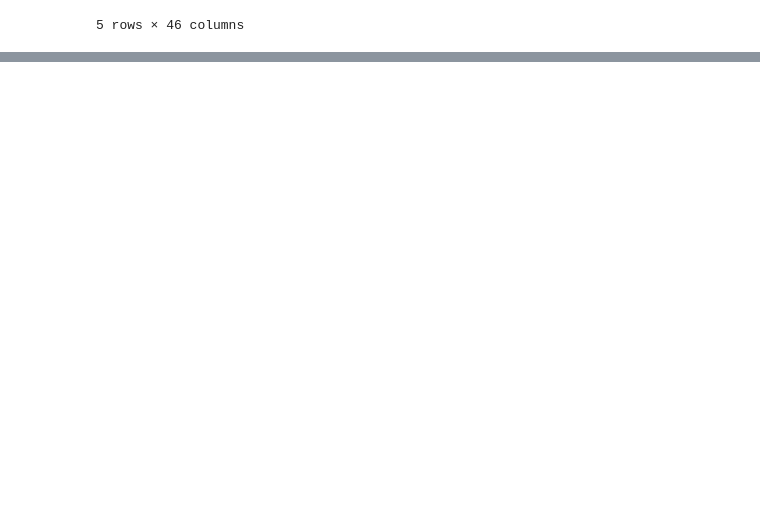
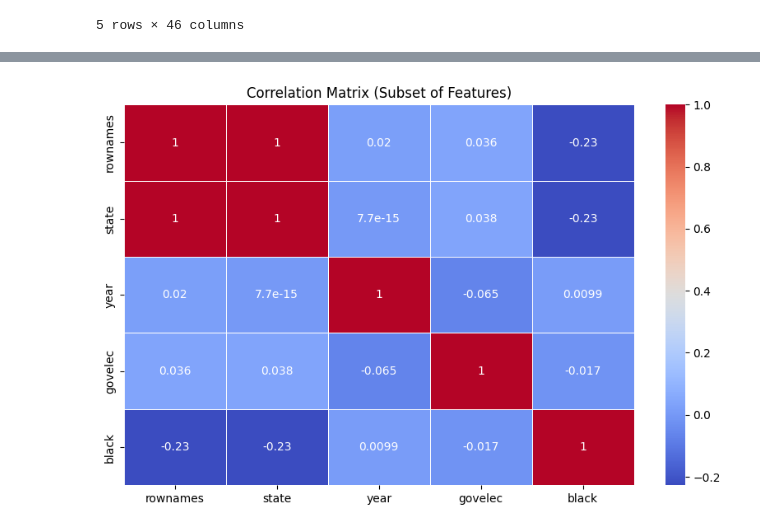
Before and after one commit to Ashish-Aaran/EDA, a Jupyter notebook: 21BDS0335.ipynb, the cells around one changed output, grey strips where cells are left out. Drawn from its saved outputs; the diff is of its cells as text; code cells hidden in the pictures; blank space fills up the shorter version.

```diff
--- a/21BDS0335.ipynb
+++ b/21BDS0335.ipynb
@@ -29,0 +246,9 @@ df.head(5)
+# %%
+# Bivariate Analysis
+corr_matrix = df[numeric_cols].corr()
+plt.figure(figsize=(10,6))
+sns.heatmap(corr_matrix, annot=True, cmap='coolwarm', linewidths=0.5)
+plt.title("Correlation Matrix (Subset of Features)")
+plt.show()
+# %% [output]
+[figure, added]
```
Also changed, not shown: parts of 17 cells of this notebook.
